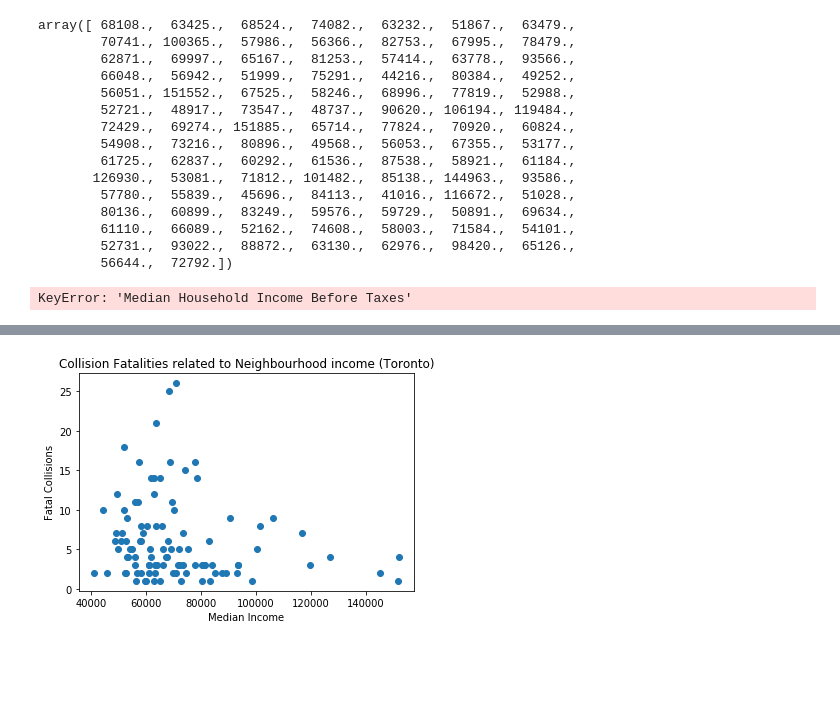
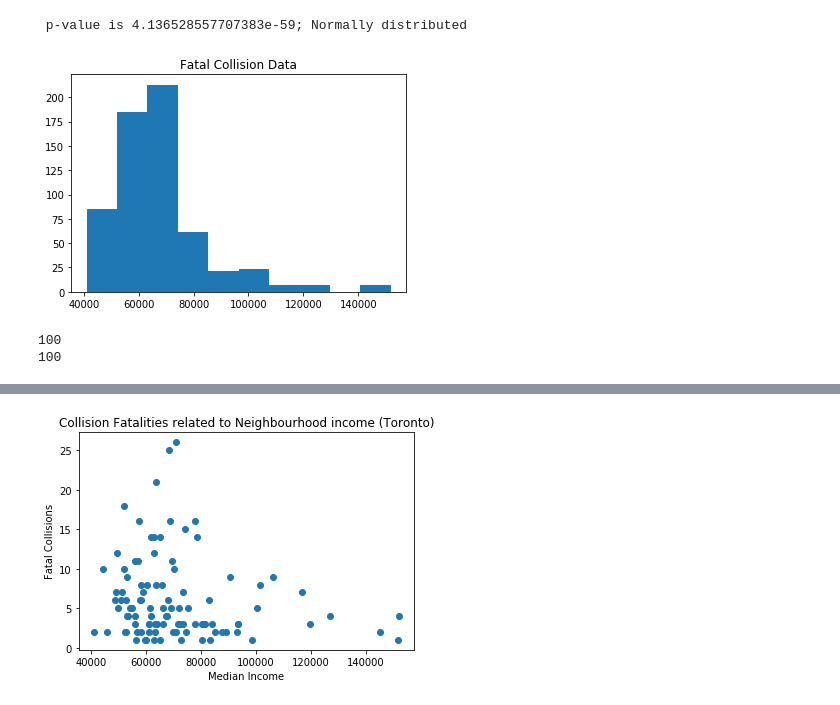
Before and after one commit to nupurgupta5292/SES-vs-Fatal-Road-Collisions, a Jupyter notebook: toronto_neighbourhoods.ipynb, the cells around one changed output, grey strips where cells are left out. Saved outputs shown, nothing was run; the diff lists cells and outputs as text; code cells hidden in the pictures; blank space fills up the shorter version.

```diff
--- a/toronto_neighbourhoods.ipynb
+++ b/toronto_neighbourhoods.ipynb
@@ -47,0 +24,2 @@ toronto_collision.Neighbourhood.nunique()
+# %%
+toronto_income=toronto_income.rename(columns={'Median Household Income Before Taxes':'Median Income'})
@@ -48,3 +32,4 @@ toronto_collision.Neighbourhood.nunique()
 # %%
 toronto_data=pd.merge(toronto_collision,toronto_income, how='outer',on='Neighbourhood')
-toronto_data=toronto_data.rename(columns={'Median Household Income Before Taxes':'Median Income'})
+toronto_data=toronto_data.dropna()
+toronto_data.head()
@@ -54,30 +45,23 @@ toronto_data=toronto_data.dropna()
-# %%
-toronto_data.Neighbourhood.unique()
-toronto_data['Median Income'].unique()
-# %% [output]
-array([ 68108.,  63425.,  68524.,  74082.,  63232.,  51867.,  63479.,
-        70741., 100365.,  57986.,  56366.,  82753.,  67995.,  78479.,
-        62871.,  69997.,  65167.,  81253.,  57414.,  63778.,  93566.,
-        66048.,  56942.,  51999.,  75291.,  44216.,  80384.,  49252.,
-        56051., 151552.,  67525.,  58246.,  68996.,  77819.,  52988.,
-        52721.,  48917.,  73547.,  48737.,  90620., 106194., 119484.,
-        72429.,  69274., 151885.,  65714.,  77824.,  70920.,  60824.,
-        54908.,  73216.,  80896.,  49568.,  56053.,  67355.,  53177.,
-        61725.,  62837.,  60292.,  61536.,  87538.,  58921.,  61184.,
-       126930.,  53081.,  71812., 101482.,  85138., 144963.,  93586.,
-        57780.,  55839.,  45696.,  84113.,  41016., 116672.,  51028.,
-        80136.,  60899.,  83249.,  59576.,  59729.,  50891.,  69634.,
-        61110.,  66089.,  52162.,  74608.,  58003.,  71584.,  54101.,
-        52731.,  93022.,  88872.,  63130.,  62976.,  98420.,  65126.,
-        56644.,  72792.])
+# %%
+# Histogram for data collected for median income
+plt.hist(toronto_data['Median Income'])
+plt.title('Fatal Collision Data')
+plt.savefig('Figures/income_hist.png')
+# More collisions in midrange income brackets (normally distributed)
+p_value=sts.normaltest(toronto_data['Median Income'])
+print(f' p-value is {p_value[1]}; Normally distributed')
+# %% [output]
+ p-value is 4.136528557707383e-59; Normally distributed
+[figure, added]
 # %%
 #place nighbourhood and income data into lists
 neighbourhoods=list(toronto_data.Neighbourhood.unique())
-income=list(toronto_data['Median Household Income Before Taxes'].unique())
+income=list(toronto_data['Median Income'].unique())
 print(len(income))
 print(len(neighbourhoods))
 # %% [output]
-KeyError: 'Median Household Income Before Taxes'
+100
+100
 # %%
 #Create dataframe to hold collisions in each neighbourhood (#Group by neighbourhoods)
 hood_collisions=pd.DataFrame(toronto_data.groupby('Neighbourhood')['District'].count())
```
Also changed, not shown: parts of 19 cells of this notebook, 6 other files.
